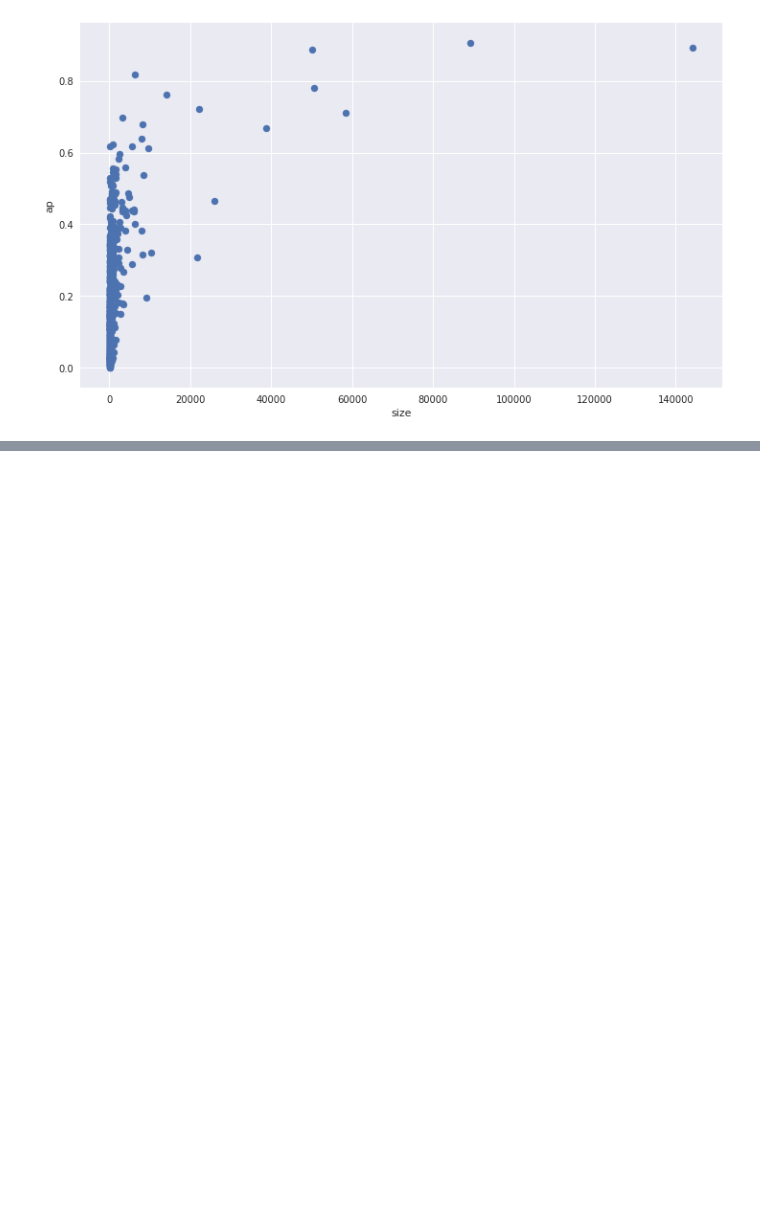
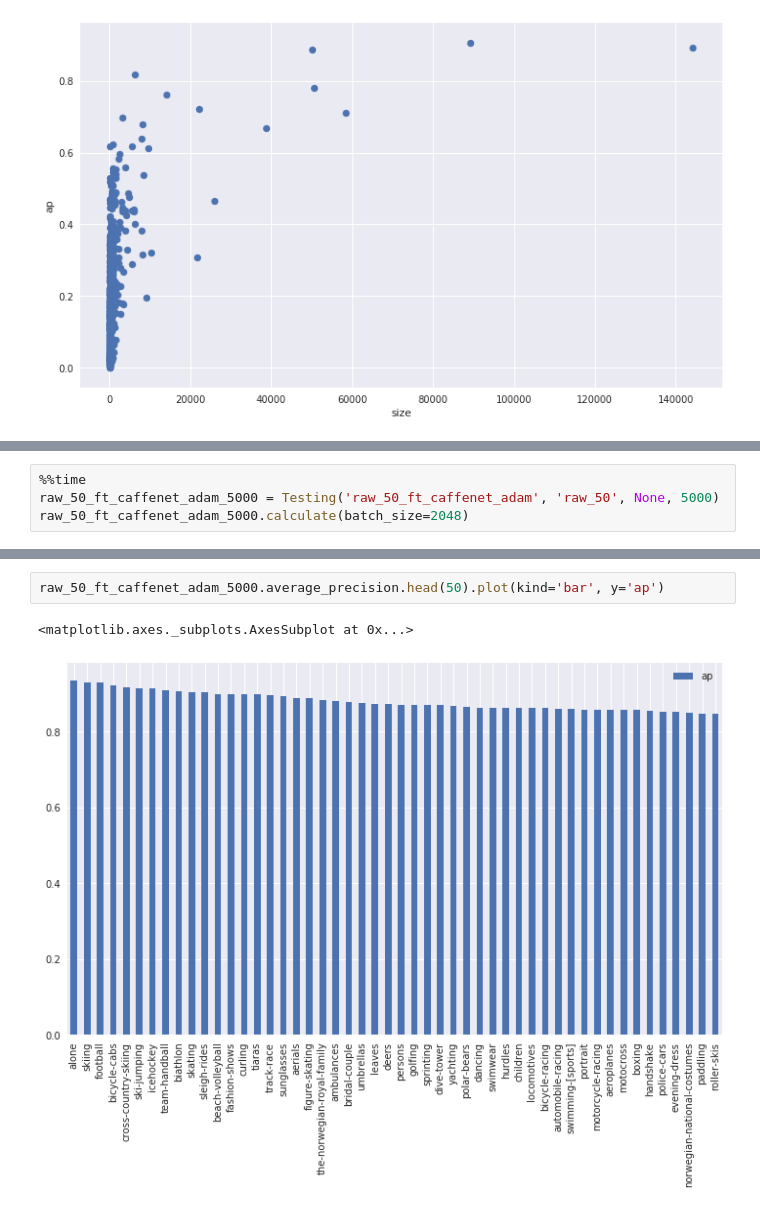
Before and after one commit to uvNikita/master-thesis-src, a Jupyter notebook: notebooks/testing/testing.ipynb, the cells around one changed output, grey strips where cells are left out. Drawn from its saved outputs; the diff is of its cells as text; blank space fills up the shorter version.

```diff
--- a/notebooks/testing/testing.ipynb
+++ b/notebooks/testing/testing.ipynb
@@ -588,0 +610,4 @@ raw_50_ft_caffenet_adam.average_precision.sort_values('size').head(1000).plot('s
+# %%
+%%time
+raw_50_ft_caffenet_adam_5000 = Testing('raw_50_ft_caffenet_adam', 'raw_50', None, 5000)
+raw_50_ft_caffenet_adam_5000.calculate(batch_size=2048)
@@ -588,0 +626,5 @@ raw_50_ft_caffenet_adam.average_precision.sort_values('size').head(1000).plot('s
+# %%
+raw_50_ft_caffenet_adam_5000.average_precision.head(50).plot(kind='bar', y='ap')
+# %% [output]
+<matplotlib.axes._subplots.AxesSubplot at 0x...>
+[figure, added]
```
Also changed, not shown: parts of 8 cells of this notebook, 1 other file.
